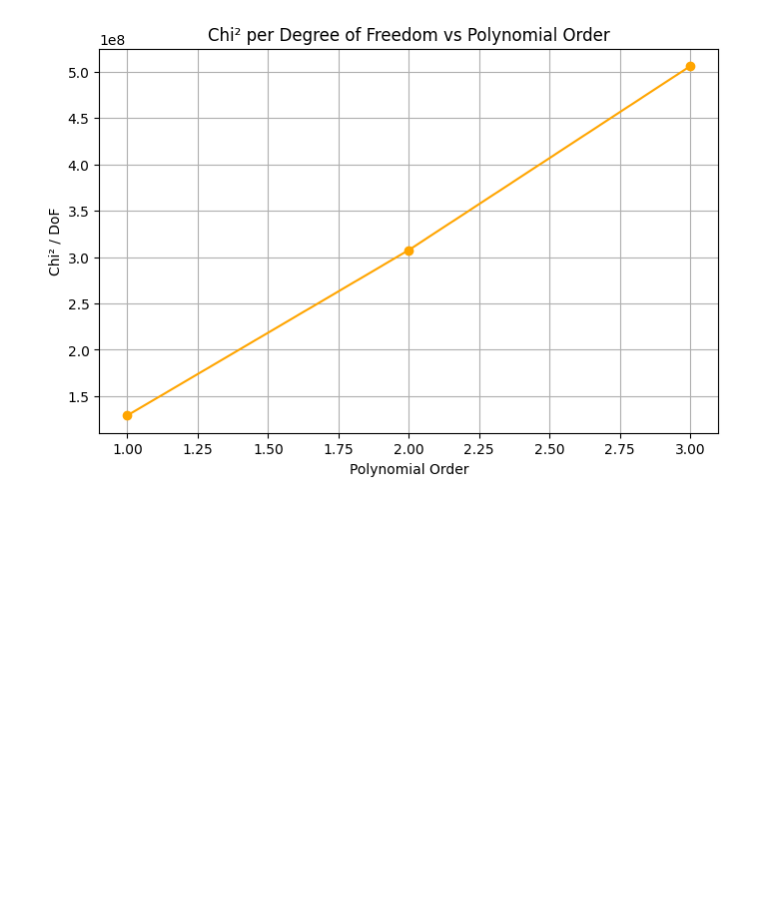
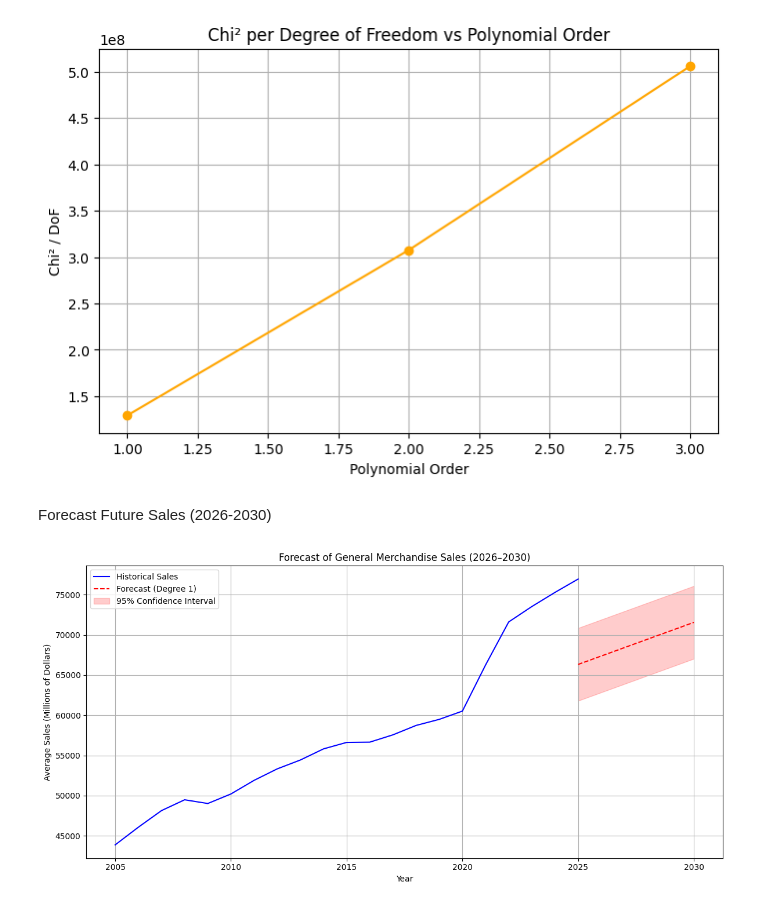
Before and after one commit to AjwadIbnSwalehin/retail-macro-forecasting, a Jupyter notebook: notebooks/general_merchandise.ipynb, the cells around one changed output. Drawn from its saved outputs; the diff is of its cells as text; code cells hidden in the pictures; blank space fills up the shorter version.

Commit message:
Added 5-year forecast with intervals

```diff
--- a/notebooks/general_merchandise.ipynb
+++ b/notebooks/general_merchandise.ipynb
@@ -242,3 +242,41 @@ plt.grid(True)
 plt.show()
 # %% [output]
 [figure]
+# %% [markdown]
+Forecast Future Sales (2026-2030)
+# %%
+best_order = 1
+model = polynomials[best_order]
+
+future_years = np.array([2025, 2026, 2027, 2028, 2029, 2030])
+future_scaled = future_years - years.min()
+future_preds =  model(future_scaled)
+
+residuals = y_test - predictions[best_order]
+std_error = np.std(residuals)
+
+# 95% Confidence Intervals
+
+upper_bound = future_preds + 1.96 * std_error
+lower_bound = future_preds - 1.96 * std_error
+
+plt.figure(figsize=(12, 6))
+
+# Historical data
+plt.plot(years, sales, label="Historical Sales", color="blue")
+
+# Forecast
+plt.plot(future_years, future_preds, label="Forecast (Degree 1)", color="red", linestyle="--")
+
+# Confidence interval shading
+plt.fill_between(future_years, lower_bound, upper_bound, color="red", alpha=0.2, label="95% Confidence Interval")
+
+plt.title("Forecast of General Merchandise Sales (2026–2030)")
+plt.xlabel("Year")
+plt.ylabel("Average Sales (Millions of Dollars)")
+plt.legend()
+plt.grid(True)
+plt.tight_layout()
+plt.show()
+# %% [output]
+[figure, added]
```
